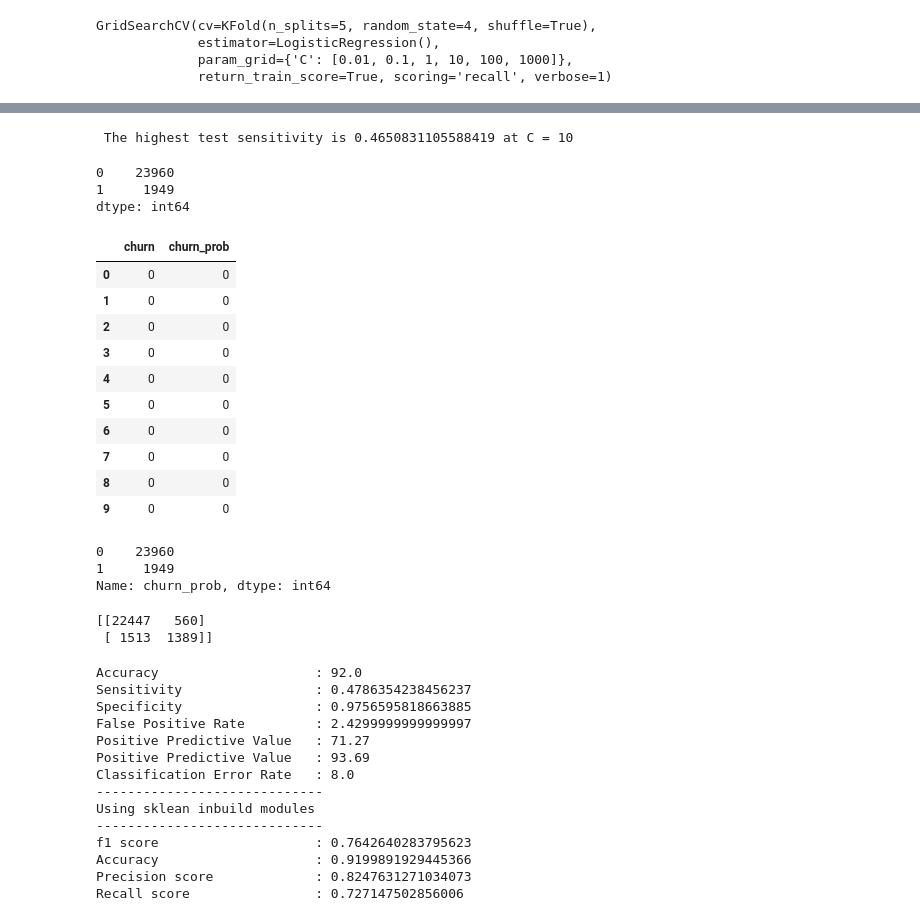
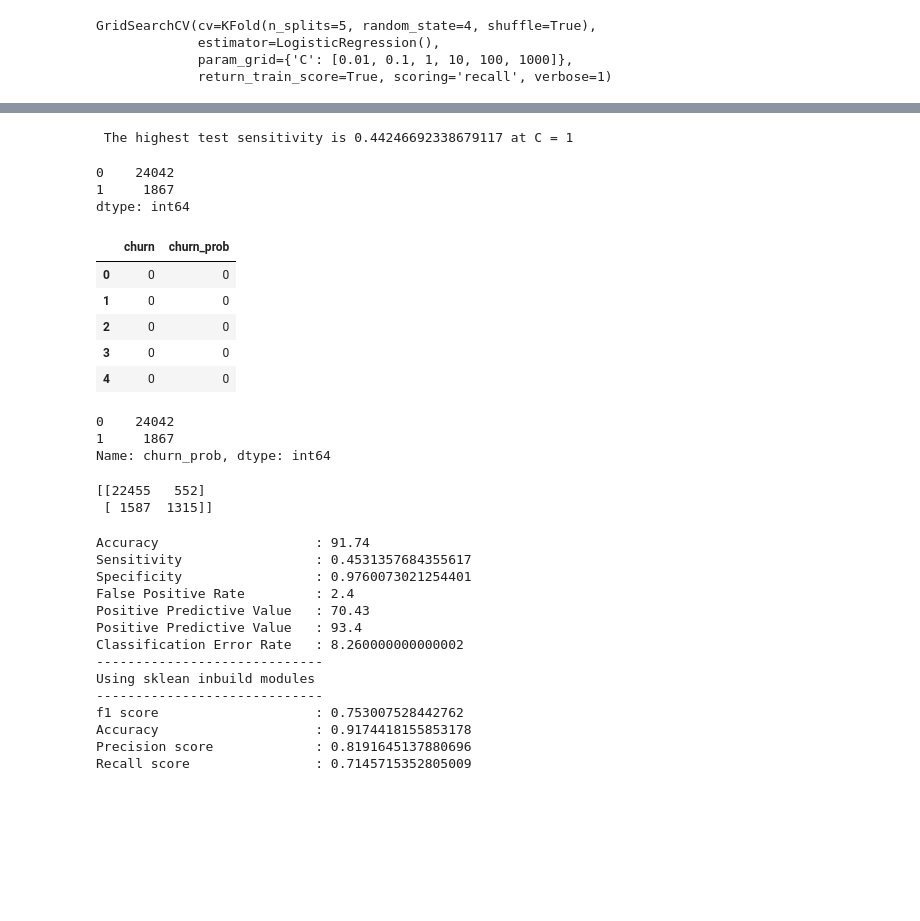
Before and after one commit to shajivmasters/Telcom_chrun_draft, a Jupyter notebook: TelcomChurn.ipynb, the cells around one changed output, grey strips where cells are left out. Saved outputs shown, nothing was run; the diff lists cells and outputs as text; code cells hidden in the pictures; blank space fills up the shorter version.

```diff
--- a/TelcomChurn.ipynb
+++ b/TelcomChurn.ipynb
@@ -1639,6 +1716,7 @@ from sklearn.decomposition import IncrementalPCA
 # %%
 # Instantiate PCA with 90 components as that gives a good 90% cover
-pca_final = IncrementalPCA(n_components=90)
+pca_final = PCA(.95)
 # %%
 # Fit and transform the X_train
-X_train_pca = pca_final.fit_transform(X_train)
+X_pca = pca_final.fit_transform(X)
+#X_test_pca  = pca_final.transform(X_test)
@@ -1721,7 +1811,7 @@ best_C = model_cv.best_params_['C']
 
 print(" The highest test sensitivity is {0} at C = {1}".format(best_score, best_C))
 # %% [output]
- The highest test sensitivity is 0.4650831105588419 at C = 10
+ The highest test sensitivity is 0.44246692338679117 at C = 1
 # %%
 # Instantiate the model with best C
 logistic_pca = LogisticRegression(C=best_C)
@@ -1734,6 +1824,6 @@ y_train_pred = logistic_pca_model.predict(X_train_pca)
 # %%
 pd.DataFrame(y_train_pred).value_counts()
 # %% [output]
-0    23960
-1     1949
+0    24042
+1     1867
 dtype: int64
@@ -1744,22 +1830,16 @@ dtype: int64
 # %%
 y_train_pred_final = pd.DataFrame({'churn':y_train.values, 'churn_prob':y_train_pred})
-
-y_train_pred_final.head(10)
+y_train_pred_final.head()
 # %% [output]
 |  | churn | churn_prob |
 | 0 | 0 | 0 |
 | 1 | 0 | 0 |
 | 2 | 0 | 0 |
 | 3 | 0 | 0 |
 | 4 | 0 | 0 |
-| 5 | 0 | 0 |
-| 6 | 0 | 0 |
-| 7 | 0 | 0 |
-| 8 | 0 | 0 |
-| 9 | 0 | 0 |
 # %%
 y_train_pred_final['churn_prob'].value_counts()
 # %% [output]
-0    23960
-1     1949
+0    24042
+1     1867
 Name: churn_prob, dtype: int64
@@ -1772,8 +1848,8 @@ Name: churn_prob, dtype: int64
 confusion = metrics.confusion_matrix(y_train, y_train_pred)
 print(confusion)
 # %% [output]
-[[22447   560]
- [ 1513  1389]]
+[[22455   552]
+ [ 1587  1315]]
 # %%
 
 TP = confusion[1,1] # true positive
@@ -1806,17 +1882,17 @@ print("Accuracy                    :",metrics.accuracy_score(y_train,y_train_pre
 print("Precision score             :",precision_score(y_train,y_train_pred, average="macro"))
 print("Recall score                :",recall_score(y_train,y_train_pred, average="macro"))
 # %% [output]
-Accuracy                    : 92.0
-Sensitivity                 : 0.4786354238456237
-Specificity                 : 0.9756595818663885
-False Positive Rate         : 2.4299999999999997
-Positive Predictive Value   : 71.27
-Positive Predictive Value   : 93.69
-Classification Error Rate   : 8.0
+Accuracy                    : 91.74
+Sensitivity                 : 0.4531357684355617
+Specificity                 : 0.9760073021254401
+False Positive Rate         : 2.4
+Positive Predictive Value   : 70.43
+Positive Predictive Value   : 93.4
+Classification Error Rate   : 8.260000000000002
 -----------------------------
 Using sklean inbuild modules
 -----------------------------
-f1 score                    : 0.7642640283795623
-Accuracy                    : 0.9199891929445366
-Precision score             : 0.8247631271034073
-Recall score                : 0.727147502856006
+f1 score                    : 0.753007528442762
+Accuracy                    : 0.9174418155853178
+Precision score             : 0.8191645137880696
+Recall score                : 0.7145715352805009
```
Also changed, not shown: parts of 54 cells of this notebook.
